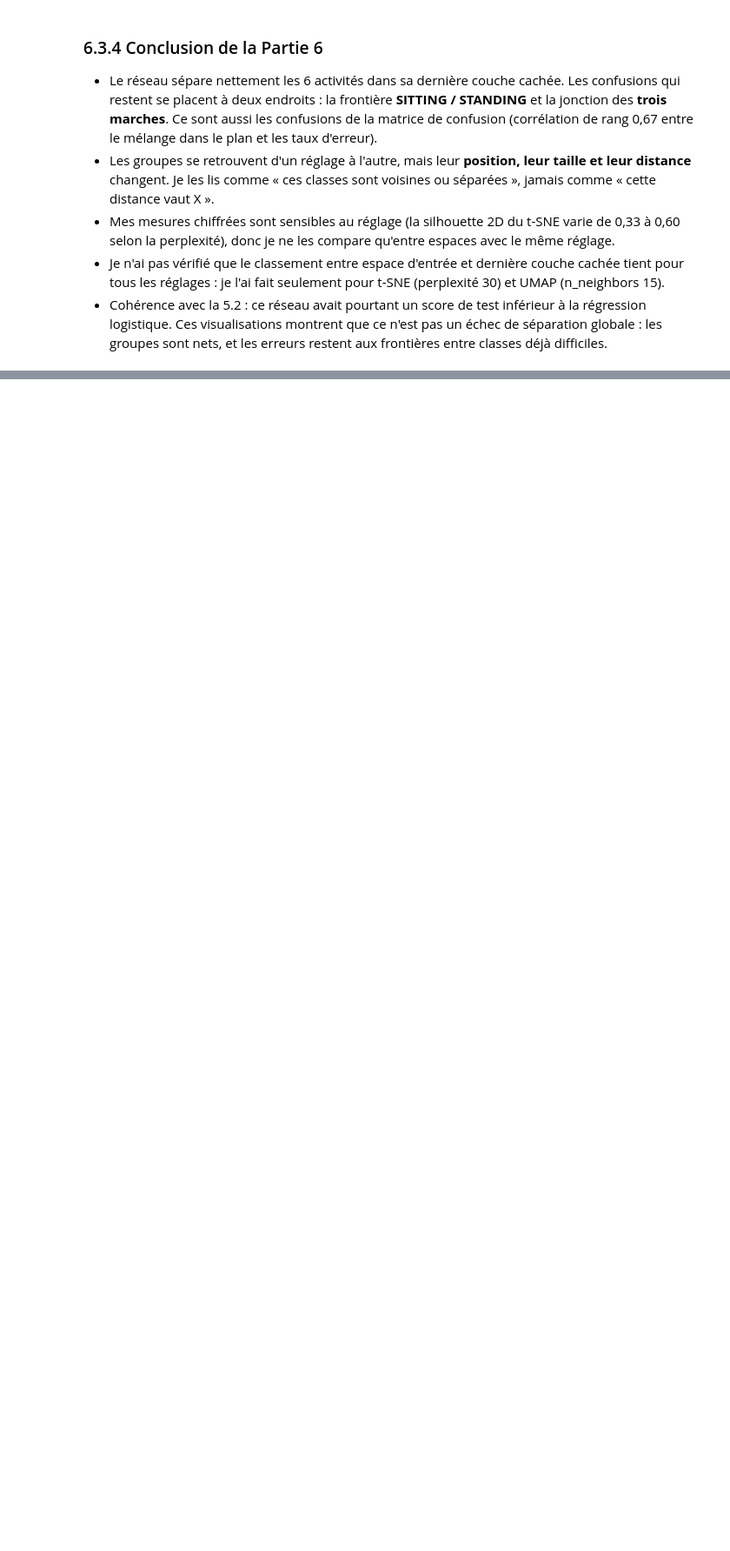
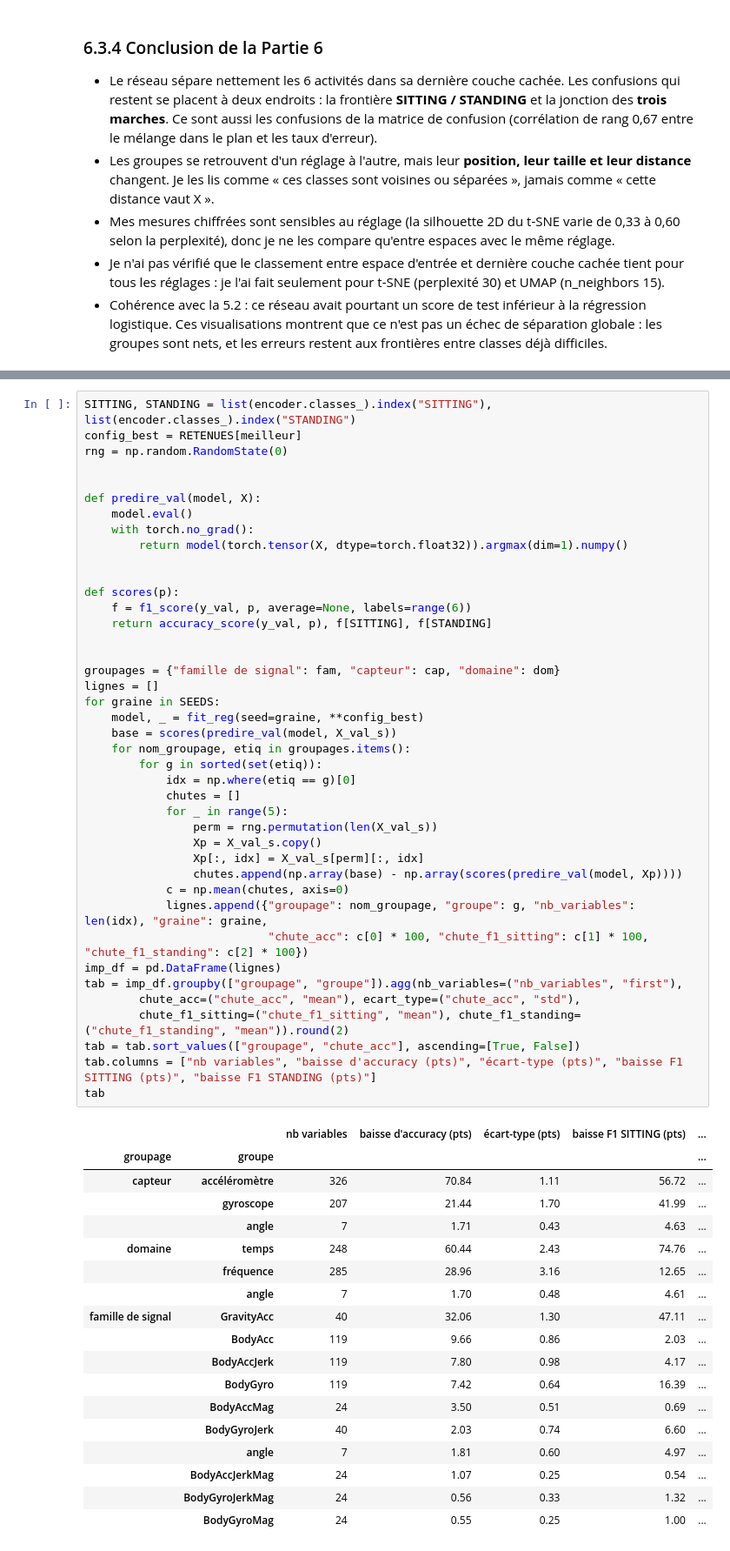
Before and after one commit to MarteOued/-tude-progressive-des-r-seaux-de-neurones-sur-le-jeu-de-donn-es-HAR, a Jupyter notebook: 2_reseau_profond.ipynb, the cells around one changed output, grey strips where cells are left out. Shown at 87% size. Drawn from its saved outputs; the diff is of its cells as text; blank space fills up the shorter version.

```diff
--- a/2_reseau_profond.ipynb
+++ b/2_reseau_profond.ipynb
@@ -1085,0 +1213,60 @@ pd.DataFrame(lignes).set_index("réglage")
+# %%
+SITTING, STANDING = list(encoder.classes_).index("SITTING"), list(encoder.classes_).index("STANDING")
+config_best = RETENUES[meilleur]
+rng = np.random.RandomState(0)
+
+
+def predire_val(model, X):
+    model.eval()
+    with torch.no_grad():
+        return model(torch.tensor(X, dtype=torch.float32)).argmax(dim=1).numpy()
+
+
+def scores(p):
+    f = f1_score(y_val, p, average=None, labels=range(6))
+    return accuracy_score(y_val, p), f[SITTING], f[STANDING]
+
+
+groupages = {"famille de signal": fam, "capteur": cap, "domaine": dom}
+lignes = []
+for graine in SEEDS:
+    model, _ = fit_reg(seed=graine, **config_best)
+    base = scores(predire_val(model, X_val_s))
+    for nom_groupage, etiq in groupages.items():
+        for g in sorted(set(etiq)):
+            idx = np.where(etiq == g)[0]
+            chutes = []
+            for _ in range(5):
+                perm = rng.permutation(len(X_val_s))
+                Xp = X_val_s.copy()
+                Xp[:, idx] = X_val_s[perm][:, idx]
+                chutes.append(np.array(base) - np.array(scores(predire_val(model, Xp))))
+            c = np.mean(chutes, axis=0)
+            lignes.append({"groupage": nom_groupage, "groupe": g, "nb_variables": len(idx), "graine": graine,
+                           "chute_acc": c[0] * 100, "chute_f1_sitting": c[1] * 100, "chute_f1_standing": c[2] * 100})
+imp_df = pd.DataFrame(lignes)
+tab = imp_df.groupby(["groupage", "groupe"]).agg(nb_variables=("nb_variables", "first"),
+        chute_acc=("chute_acc", "mean"), ecart_type=("chute_acc", "std"),
+        chute_f1_sitting=("chute_f1_sitting", "mean"), chute_f1_standing=("chute_f1_standing", "mean")).round(2)
+tab = tab.sort_values(["groupage", "chute_acc"], ascending=[True, False])
+tab.columns = ["nb variables", "baisse d'accuracy (pts)", "écart-type (pts)", "baisse F1 SITTING (pts)", "baisse F1 STANDING (pts)"]
+tab
+# %% [output]
+|  |  | nb variables | baisse d'accuracy (pts) | écart-type (pts) | baisse F1 SITTING (pts) | ... |
+| groupage | groupe |  |  |  |  | ... |
+| capteur | accéléromètre | 326 | 70.84 | 1.11 | 56.72 | ... |
+|  | gyroscope | 207 | 21.44 | 1.70 | 41.99 | ... |
+|  | angle | 7 | 1.71 | 0.43 | 4.63 | ... |
+| domaine | temps | 248 | 60.44 | 2.43 | 74.76 | ... |
+|  | fréquence | 285 | 28.96 | 3.16 | 12.65 | ... |
+|  | angle | 7 | 1.70 | 0.48 | 4.61 | ... |
+| famille de signal | GravityAcc | 40 | 32.06 | 1.30 | 47.11 | ... |
+|  | BodyAcc | 119 | 9.66 | 0.86 | 2.03 | ... |
+|  | BodyAccJerk | 119 | 7.80 | 0.98 | 4.17 | ... |
+|  | BodyGyro | 119 | 7.42 | 0.64 | 16.39 | ... |
+|  | BodyAccMag | 24 | 3.50 | 0.51 | 0.69 | ... |
+|  | BodyGyroJerk | 40 | 2.03 | 0.74 | 6.60 | ... |
+|  | angle | 7 | 1.81 | 0.60 | 4.97 | ... |
+|  | BodyAccJerkMag | 24 | 1.07 | 0.25 | 0.54 | ... |
+|  | BodyGyroJerkMag | 24 | 0.56 | 0.33 | 1.32 | ... |
+|  | BodyGyroMag | 24 | 0.55 | 0.25 | 1.00 | ... |
```
Also changed, not shown: parts of 14 cells of this notebook, 1 other file.
